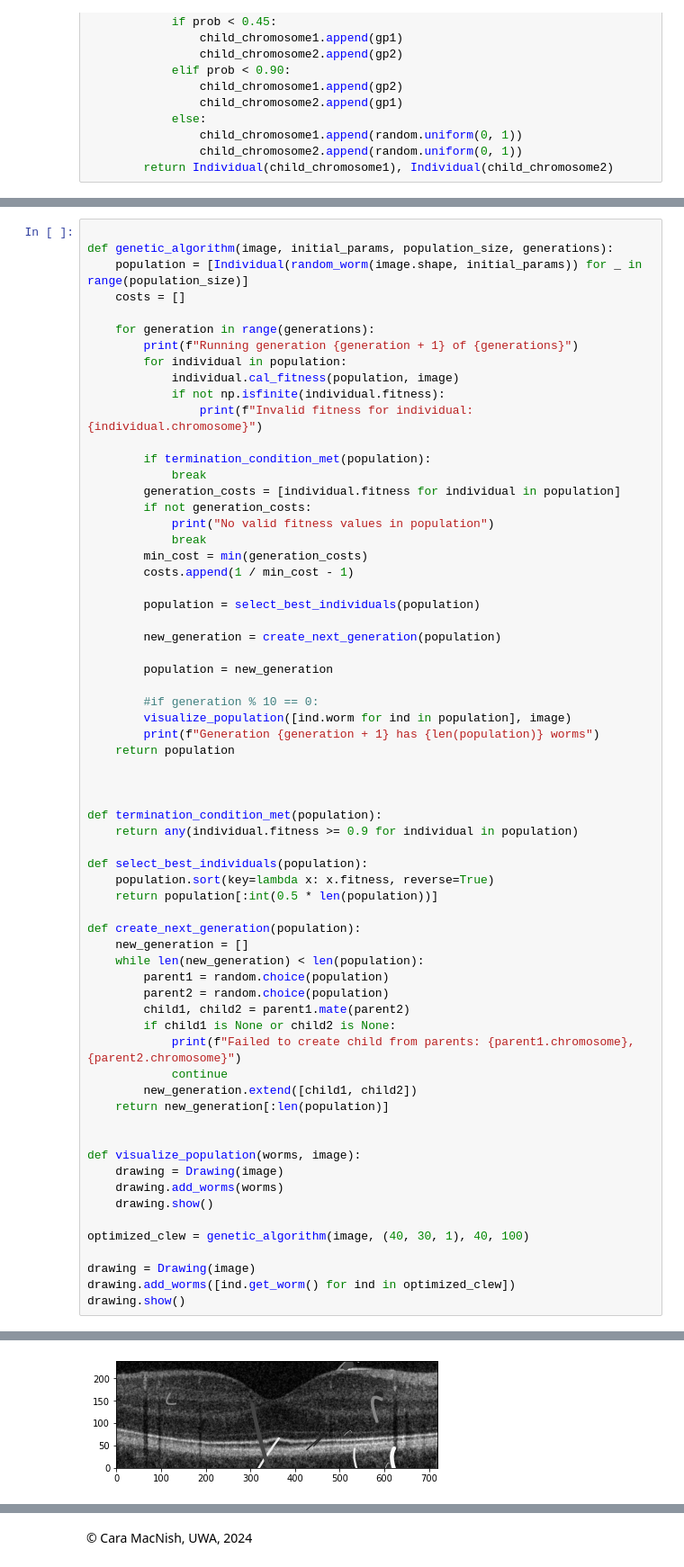
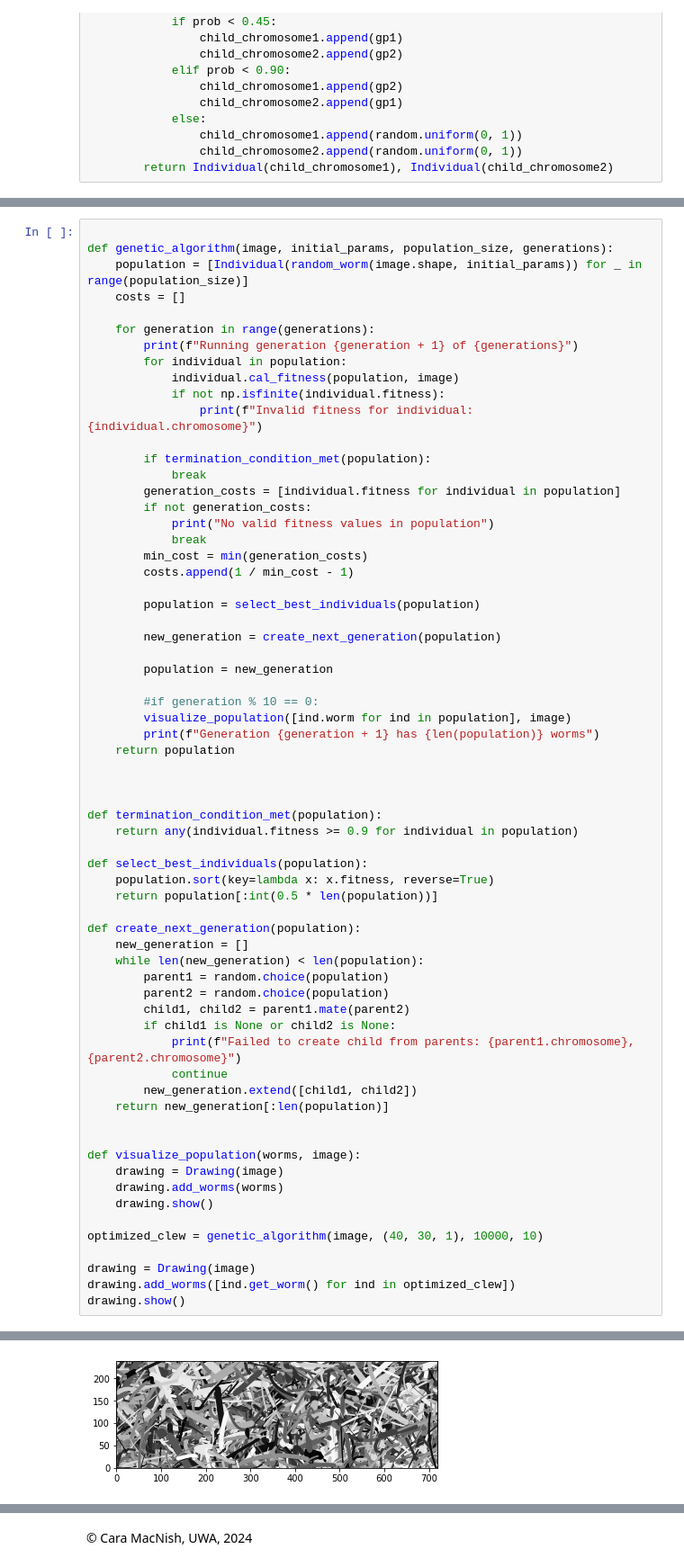
Before and after one commit to conanpodewitt/oct-image-enhancement-optimisation, a Jupyter notebook: example_temp/CamoWorms.ipynb, the cells around one changed output, grey strips where cells are left out. Shown at 90% size. Drawn from its saved outputs; the diff is of its cells as text.

```diff
--- a/example_temp/CamoWorms.ipynb
+++ b/example_temp/CamoWorms.ipynb
@@ -297,7 +297,7 @@ def visualize_population(worms, image):
     drawing.add_worms(worms)
     drawing.show()
 
-optimized_clew = genetic_algorithm(image, (40, 30, 1), 40, 100)
+optimized_clew = genetic_algorithm(image, (40, 30, 1), 10000, 10)
 
 drawing = Drawing(image)
 drawing.add_worms([ind.get_worm() for ind in optimized_clew])
@@ -307 +307 @@ Running generation 1 of 100
-[figure, old version]
+[figure, new version]
```
Also changed, not shown: parts of 2 cells of this notebook, 2 other files.
